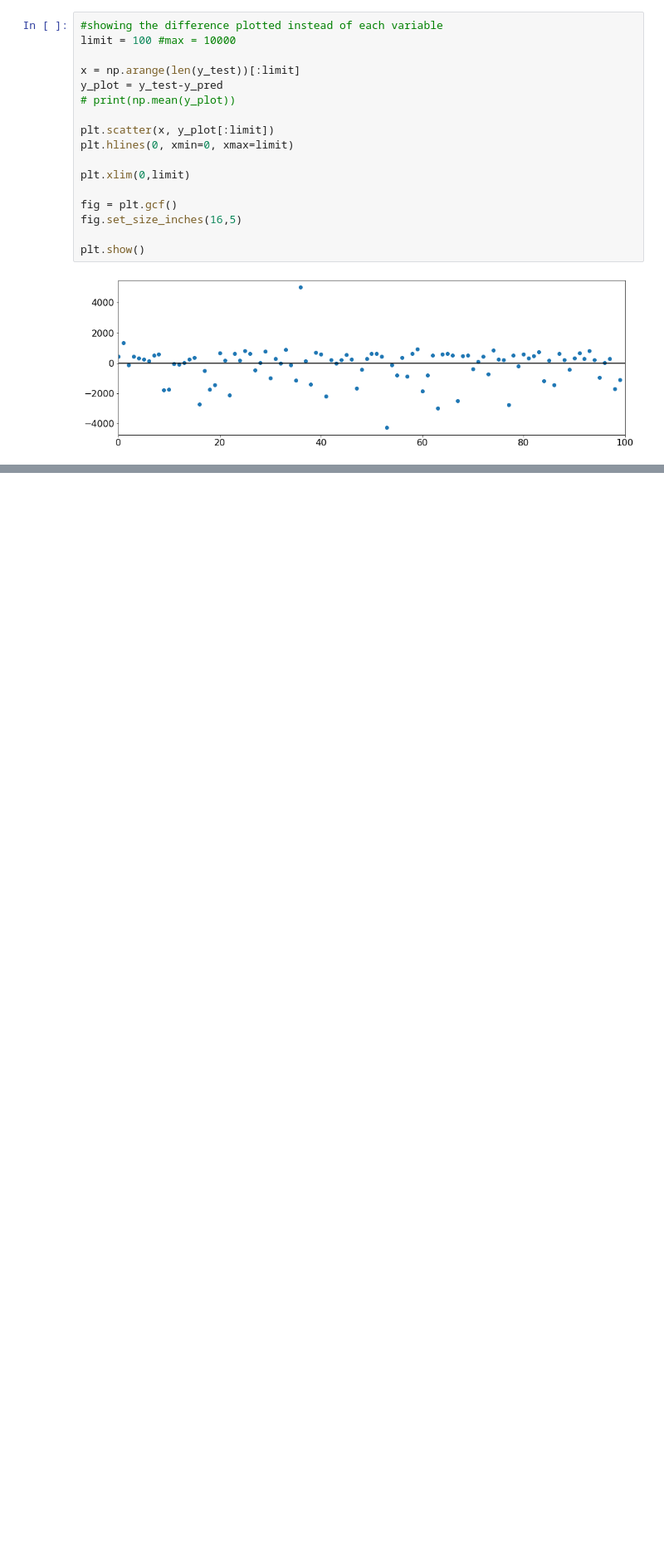
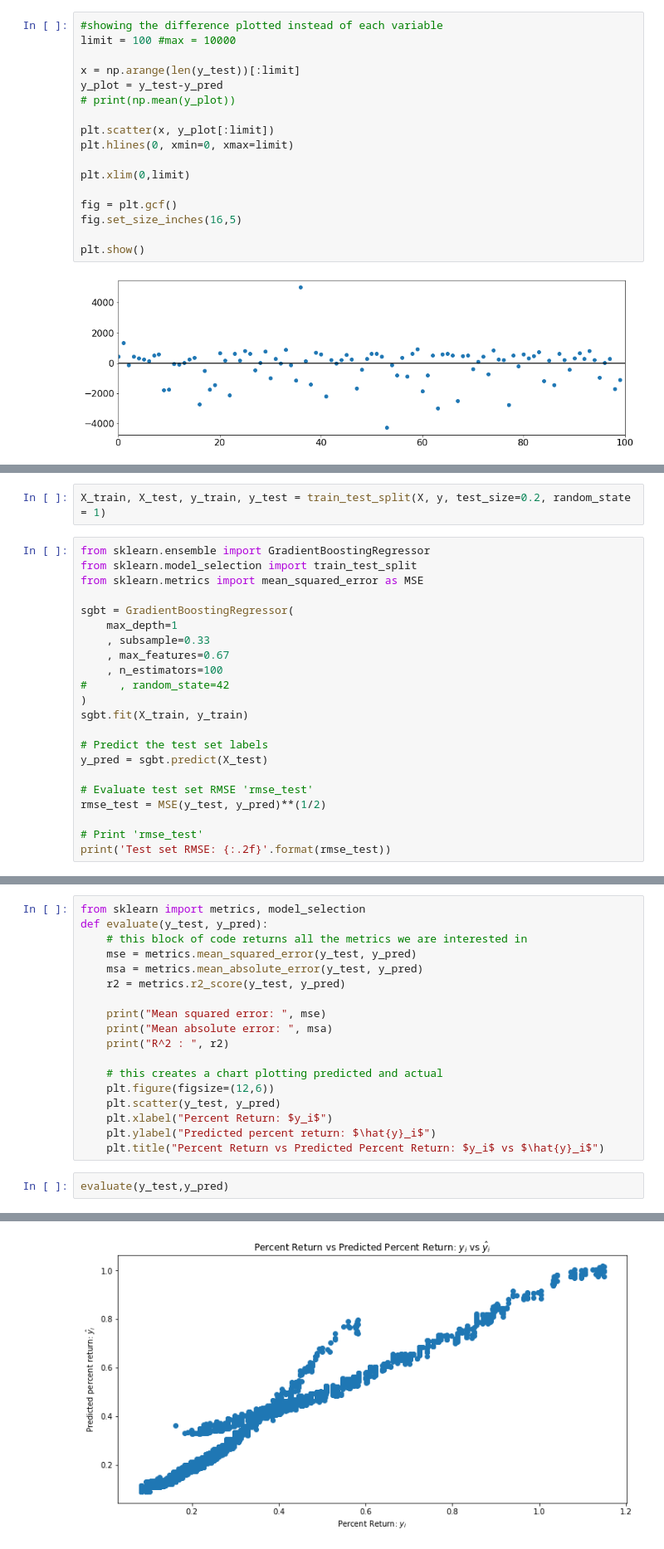
Before and after one commit to 161siegels/FinalProjectBusi488, a Jupyter notebook: Carter Notebook.ipynb, the cells around one changed output, grey strips where cells are left out. Shown at 83% size. Cells and saved outputs as stored; diff of their text form; blank space fills up the shorter version.

```diff
--- a/Carter Notebook.ipynb
+++ b/Carter Notebook.ipynb
@@ -341,0 +353,24 @@ plt.show()
+# %%
+X_train, X_test, y_train, y_test = train_test_split(X, y, test_size=0.2, random_state = 1)
+# %%
+from sklearn.ensemble import GradientBoostingRegressor
+from sklearn.model_selection import train_test_split
+from sklearn.metrics import mean_squared_error as MSE
+
+sgbt = GradientBoostingRegressor(
+    max_depth=1
+    , subsample=0.33
+    , max_features=0.67
+    , n_estimators=100
+#     , random_state=42
+)
+sgbt.fit(X_train, y_train)
+
+# Predict the test set labels
+y_pred = sgbt.predict(X_test)
+
+# Evaluate test set RMSE 'rmse_test'
+rmse_test = MSE(y_test, y_pred)**(1/2)
+
+# Print 'rmse_test'
+print('Test set RMSE: {:.2f}'.format(rmse_test))
@@ -341,0 +379,21 @@ plt.show()
+# %%
+from sklearn import metrics, model_selection
+def evaluate(y_test, y_pred):
+    # this block of code returns all the metrics we are interested in
+    mse = metrics.mean_squared_error(y_test, y_pred)
+    msa = metrics.mean_absolute_error(y_test, y_pred)
+    r2 = metrics.r2_score(y_test, y_pred)
+
+    print("Mean squared error: ", mse)
+    print("Mean absolute error: ", msa)
+    print("R^2 : ", r2)
+
+    # this creates a chart plotting predicted and actual
+    plt.figure(figsize=(12,6))
+    plt.scatter(y_test, y_pred)
+    plt.xlabel("Percent Return: $y_i$")
+    plt.ylabel("Predicted percent return: $\hat{y}_i$")
+    plt.title("Percent Return vs Predicted Percent Return: $y_i$ vs $\hat{y}_i$")
+# %%
+evaluate(y_test,y_pred)
+# %% [output]
@@ -341,0 +403 @@ plt.show()
+[figure, added]
```
Also changed, not shown: parts of 20 cells of this notebook, 1 other file.
